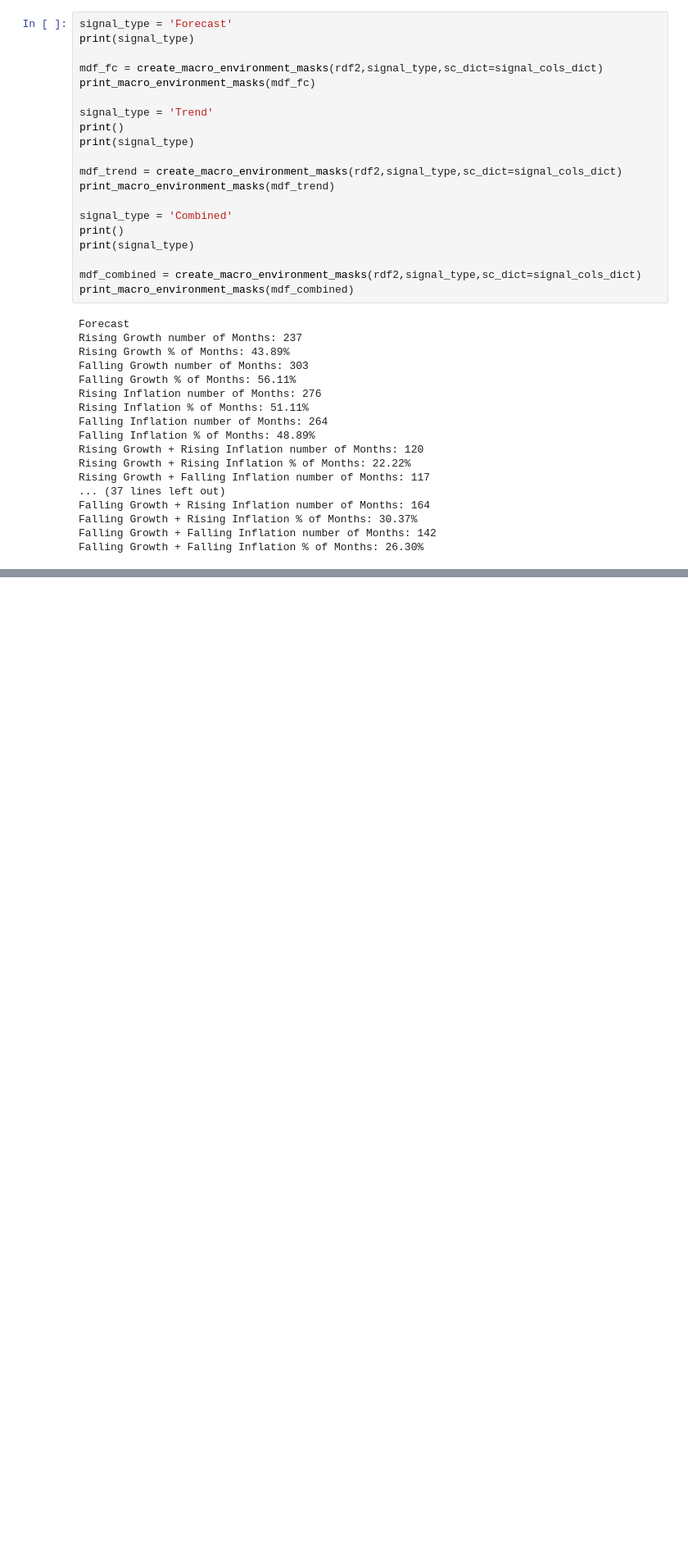
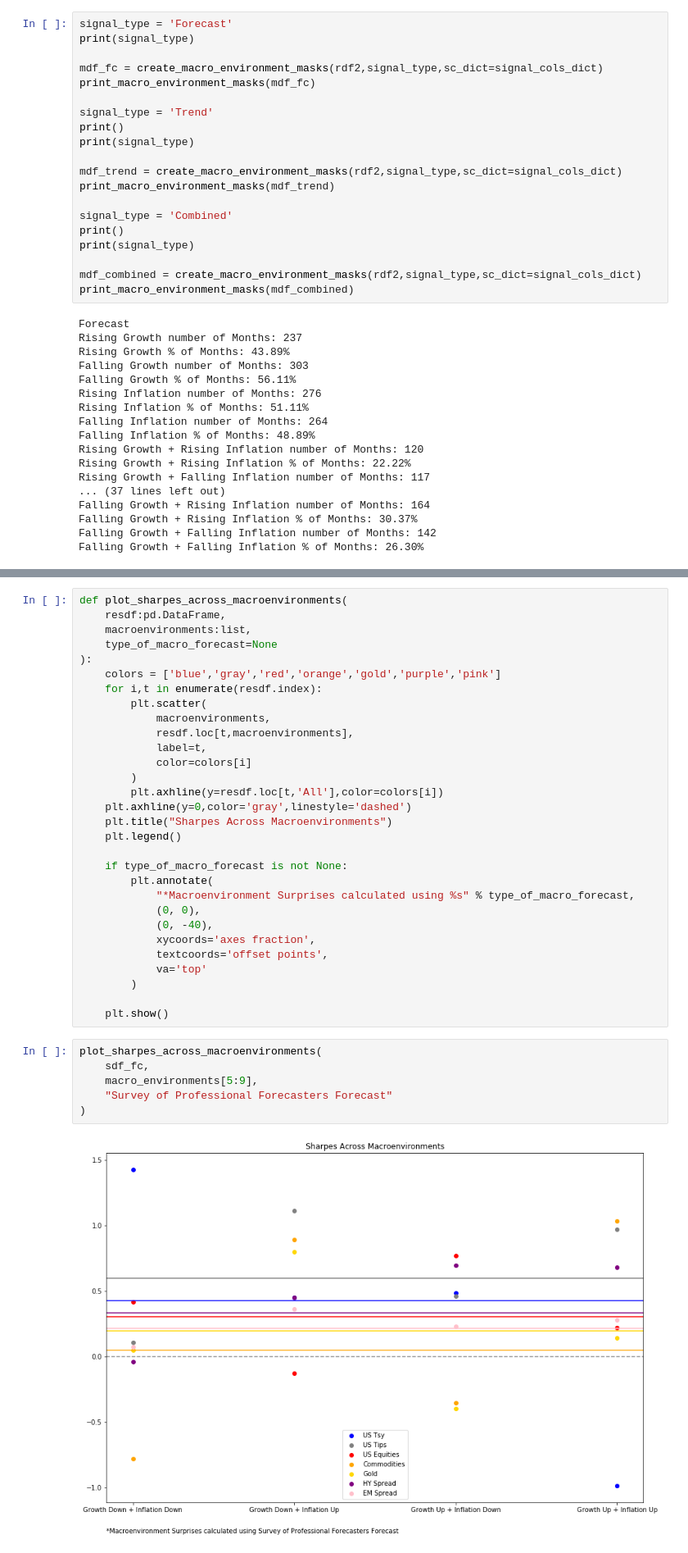
Before and after one commit to JordanPlatts/Research, a Jupyter notebook: Asset_Class_Relationships_with_Growth_Inflation/Asset Class Relationships with Growth and Inflation.ipynb, the cells around one changed output, grey strips where cells are left out. Shown at 82% size. Saved outputs shown, nothing was run; the diff lists cells and outputs as text; blank space fills up the shorter version.

```diff
--- a/Asset_Class_Relationships_with_Growth_Inflation/Asset Class Relationships with Growth and Inflation.ipynb
+++ b/Asset_Class_Relationships_with_Growth_Inflation/Asset Class Relationships with Growth and Inflation.ipynb
@@ -379,0 +396,38 @@ Sharpes using a combination of Forecasts and Trend to determine economic surpris
+# %%
+def plot_sharpes_across_macroenvironments(
+    resdf:pd.DataFrame,
+    macroenvironments:list,
+    type_of_macro_forecast=None
+):
+    colors = ['blue','gray','red','orange','gold','purple','pink']
+    for i,t in enumerate(resdf.index):
+        plt.scatter(
+            macroenvironments,
+            resdf.loc[t,macroenvironments],
+            label=t,
+            color=colors[i]
+        )
+        plt.axhline(y=resdf.loc[t,'All'],color=colors[i])
+    plt.axhline(y=0,color='gray',linestyle='dashed')
+    plt.title("Sharpes Across Macroenvironments")
+    plt.legend()
+
+    if type_of_macro_forecast is not None:
+        plt.annotate(
+            "*Macroenvironment Surprises calculated using %s" % type_of_macro_forecast,
+            (0, 0),
+            (0, -40),
+            xycoords='axes fraction',
+            textcoords='offset points',
+            va='top'
+        )
+
+    plt.show()
+# %%
+plot_sharpes_across_macroenvironments(
+    sdf_fc,
+    macro_environments[5:9],
+    "Survey of Professional Forecasters Forecast"
+)
+# %% [output]
+[figure, added]
```
Also changed, not shown: parts of 8 cells of this notebook.
